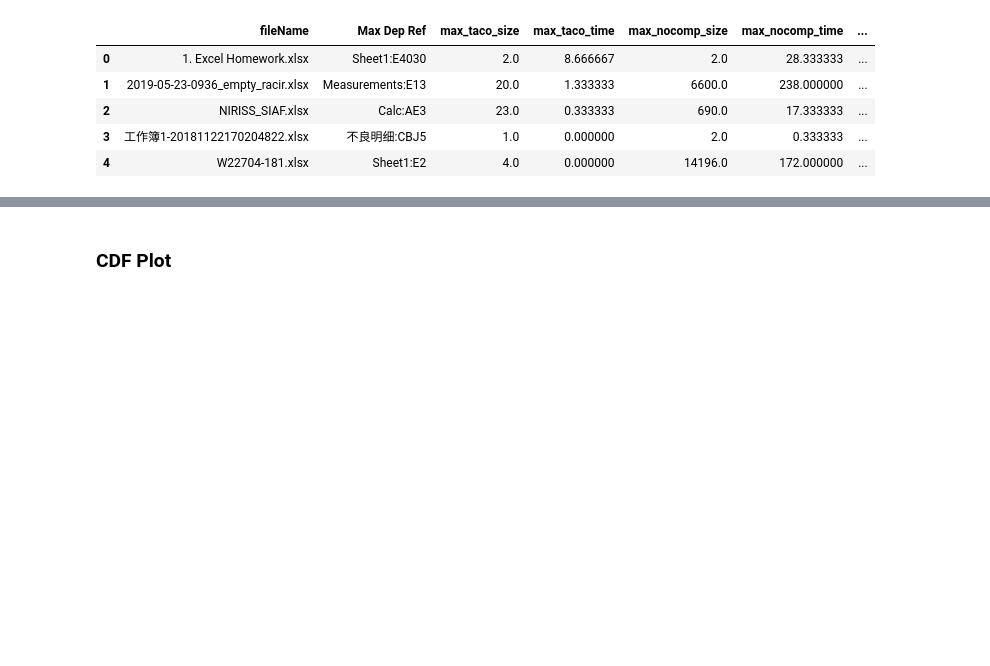
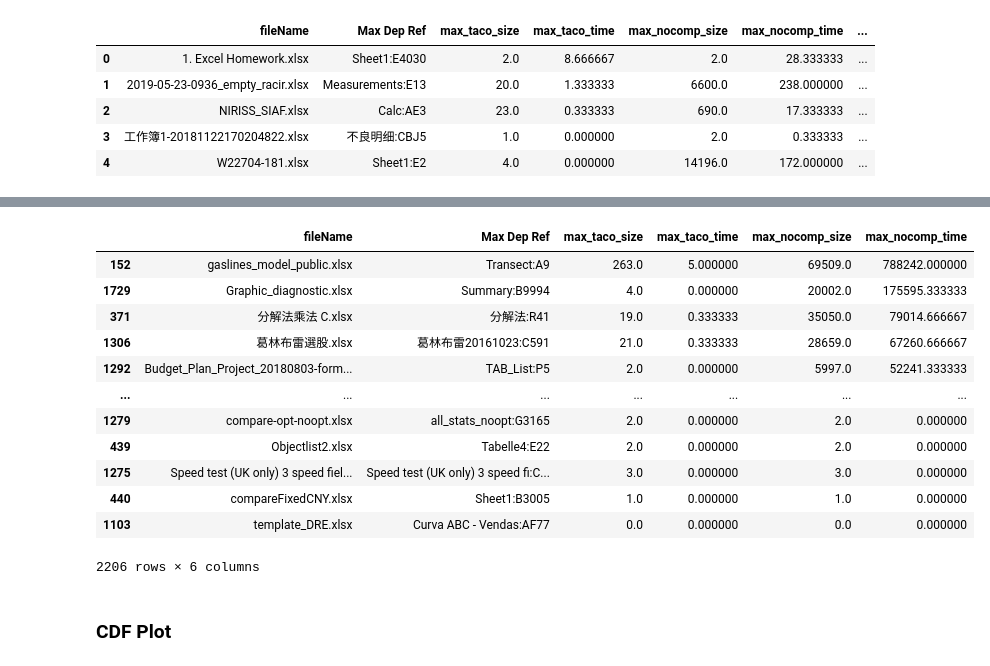
Before and after one commit to dataspread/SpreadsheetAnalyzer, a Jupyter notebook: test_result_analysis.ipynb, the cells around one changed output, grey strips where cells are left out. Cells and saved outputs as stored; diff of their text form; code cells hidden in the pictures; blank space fills up the shorter version.

```diff
--- a/test_result_analysis.ipynb
+++ b/test_result_analysis.ipynb
@@ -422,3 +446,19 @@ df_github_merged.head()
+# %%
+df_github_max.sort_values(by="max_nocomp_time", ascending=False)
+# %% [output]
+|  | fileName | Max Dep Ref | max_taco_size | max_taco_time | max_nocomp_size | max_nocomp_time |
+| 152 | gaslines_model_public.xlsx | Transect:A9 | 263.0 | 5.000000 | 69509.0 | 788242.000000 |
+| 1729 | Graphic_diagnostic.xlsx | Summary:B9994 | 4.0 | 0.000000 | 20002.0 | 175595.333333 |
+| 371 | 分解法乘法 C.xlsx | 分解法:R41 | 19.0 | 0.333333 | 35050.0 | 79014.666667 |
+| 1306 | 葛林布雷選股.xlsx | 葛林布雷20161023:C591 | 21.0 | 0.333333 | 28659.0 | 67260.666667 |
+| 1292 | Budget_Plan_Project_20180803-form... | TAB_List:P5 | 2.0 | 0.000000 | 5997.0 | 52241.333333 |
+| ... | ... | ... | ... | ... | ... | ... |
+| 1279 | compare-opt-noopt.xlsx | all_stats_noopt:G3165 | 2.0 | 0.000000 | 2.0 | 0.000000 |
+| 439 | Objectlist2.xlsx | Tabelle4:E22 | 2.0 | 0.000000 | 2.0 | 0.000000 |
+| 1275 | Speed test (UK only) 3 speed fiel... | Speed test (UK only) 3 speed fi:C... | 3.0 | 0.000000 | 3.0 | 0.000000 |
+| 440 | compareFixedCNY.xlsx | Sheet1:B3005 | 1.0 | 0.000000 | 1.0 | 0.000000 |
+| 1103 | template_DRE.xlsx | Curva ABC - Vendas:AF77 | 0.0 | 0.000000 | 0.0 | 0.000000 |
+2206 rows × 6 columns
 # %% [markdown]
 ### CDF Plot
 # %%
```
Also changed, not shown: parts of 14 cells of this notebook, 9 other files.
